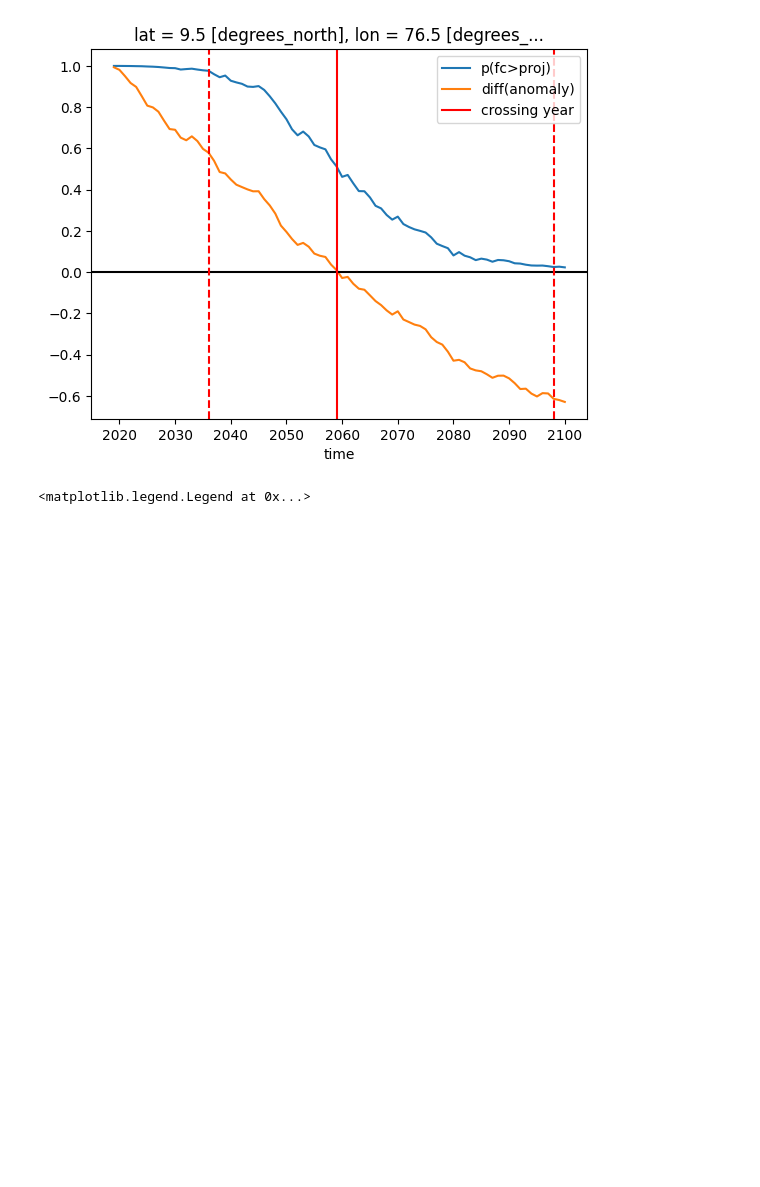
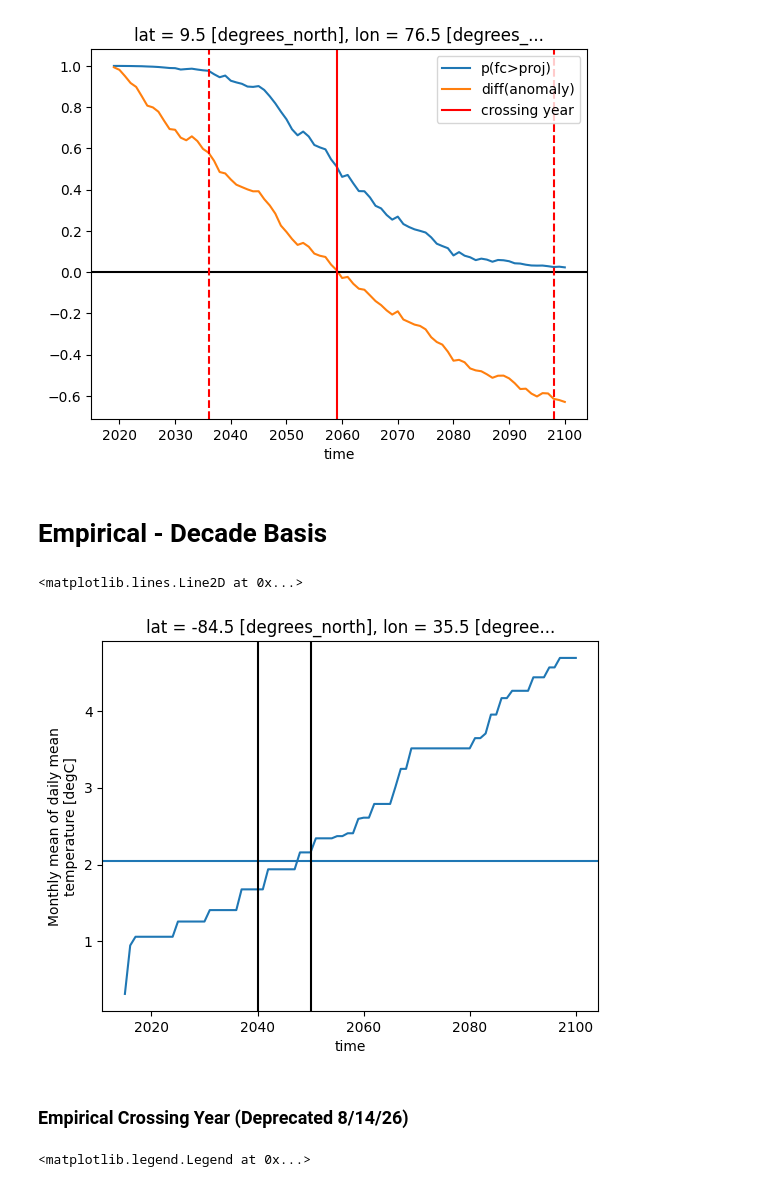
Before and after one commit to ClimateImpactLab/poreallas, a Jupyter notebook: analysis/a06_postcard_map.ipynb, the cells around one changed output. Saved outputs shown, nothing was run; the diff lists cells and outputs as text; code cells hidden in the pictures; blank space fills up the shorter version.

```diff
--- a/analysis/a06_postcard_map.ipynb
+++ b/analysis/a06_postcard_map.ipynb
@@ -137,4 +137,4 @@ ar6_hist = xr.open_dataset(os.path.join(DATA_DIR,"t_CMIP6_historical_mon_185001-
 # %%
 #IPCC Recent Baseline Period 1995-2014
-hist_mean = ar6_hist['t'].sel(time = slice("1995-01-01", "2014-12-01")).groupby("time.month").mean()
-hist_mean = hist_mean.sel(month = fc_months).mean(dim = 'month')
+hist_mean = ar6_hist['t'].sel(time = slice("1995-01-01", "2014-12-31")).groupby("time.month").mean()
+hist_mean = hist_mean.sel(month = fc_months).mean(dim = 'member').compute()
@@ -167,13 +146,7 @@ hindcast = hindcast.mean(dim = ['year', 'month'])
 # %%
-forecast = xr.open_dataset(os.path.join(DATA_DIR,"seas5_202607_monthly_tmean.nc'))
-#Align lat/lon
-forecast = forecast.rename({'latitude': 'lat', 'longitude': 'lon'})
-forecast = forecast.assign_coords(lon=(((forecast.lon + 180) % 360) - 180)).sortby("lon")
-#Define month dimension
-forecast["month"] = (
-    forecast["forecast_reference_time"].dt.month + forecast["forecastMonth"]
-).squeeze() - 1
-forecast = forecast.swap_dims({"forecastMonth": "month"}).squeeze()
-#6-mo avg
-forecast = forecast.mean(dim = 'month')
+### Seasonal Forecast ###
+#Raw Forecast/Hindcast
+s51 = xr.open_zarr("/home/emily_zuetell/projects/poreallas/data/parsed/08_ecmwf_parsed.zarr")
+forecast = s51.sel(time=slice('2026-08-01', '2027-01-31')).groupby("time.month").mean().compute()
+hindcast = s51.sel(time=slice('1995-08-01', '2014-01-31')).groupby("time.month").mean().sel(month = [1, 8, 9, 10, 11, 12]).mean(dim = 'number').compute()
 # %% [markdown]
@@ -226,3 +199,33 @@ ax.legend()
 # %% [output]
 <matplotlib.legend.Legend at 0x...>
 [figure]
+# %% [markdown]
+# Empirical - Decade Basis
+# %%
+## Statistics ##
+# Climate Projection
+mean_proj = projection.mean(dim = 'month')
+mean_base = hist_mean.mean(dim = 'month')
+
+anomaly_proj = mean_proj-mean_base
+#Rolling avg
+#anomaly_proj = anomaly_proj.rolling(year=8, center=False, min_periods=5).mean()
+#Enforce monotonically increasing projection
+anomaly_proj_smooth = xr.apply_ufunc(
+    np.maximum.accumulate, anomaly_proj,
+    input_core_dims=[['year']], output_core_dims=[['year']],
+    kwargs={'axis': -1},
+)
+
+ds1 = anomaly_proj_smooth
+decade1 = ((ds1['year'] // 10) * 10).rename('decade')
+decade_min = ds1.groupby(decade1).min()
+decade_max = ds1.groupby(decade1).max()
+# %%
+anomaly_proj_smooth.isel(lat = 5, lon = 215).plot()
+plt.axhline(ds2.isel(lat = 5, lon = 215).values)
+plt.axvline(2040, color = 'black')
+plt.axvline(2050, color = 'black')
+# %% [output]
+<matplotlib.lines.Line2D at 0x...>
+[figure, added]
@@ -229,2 +264,4 @@ ax.legend()
+# %% [markdown]
+### Empirical Crossing Year (Deprecated 8/14/26)
 # %%
 #Empirical Version
```
Also changed, not shown: parts of 22 cells of this notebook, 4 other files.
